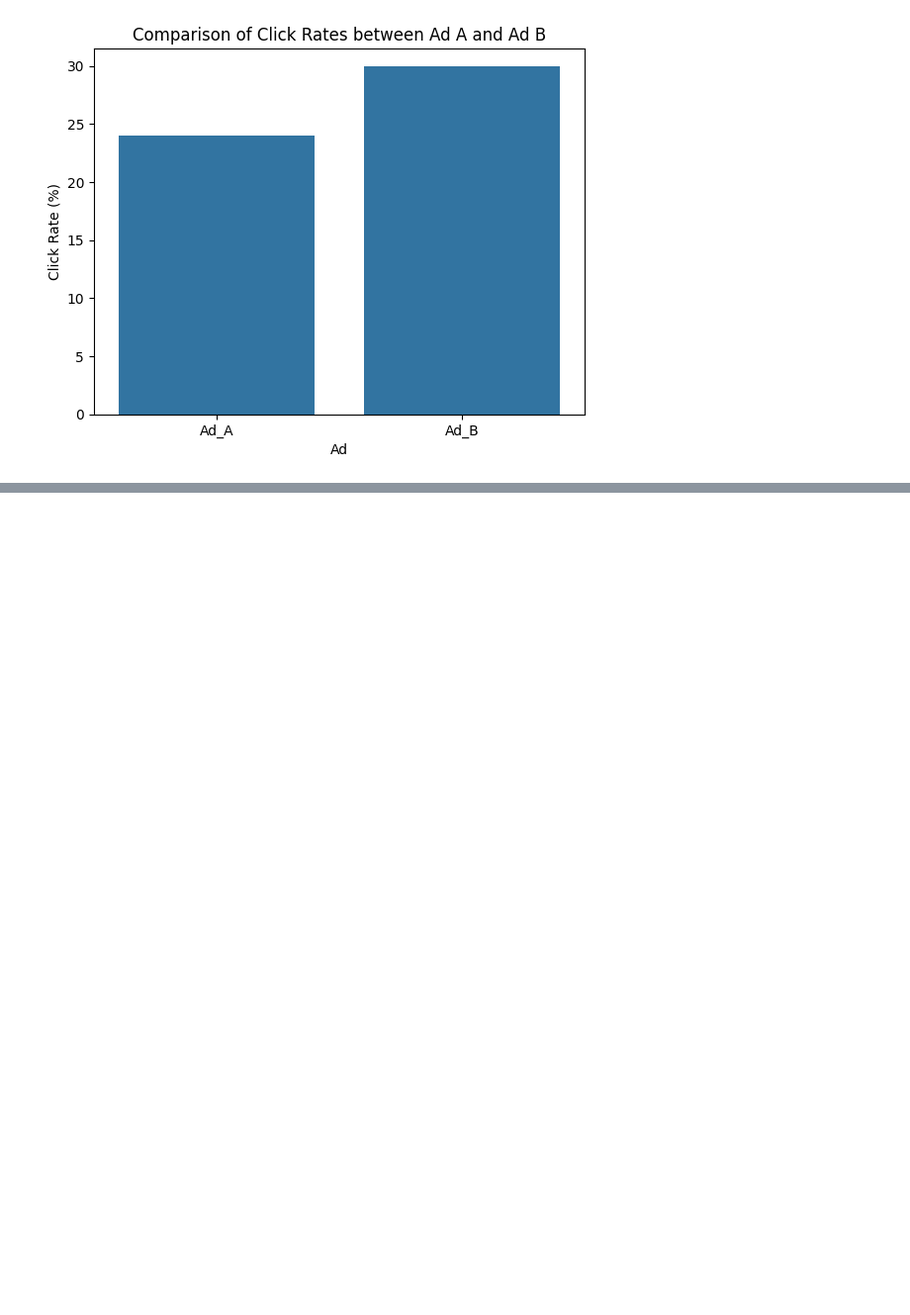
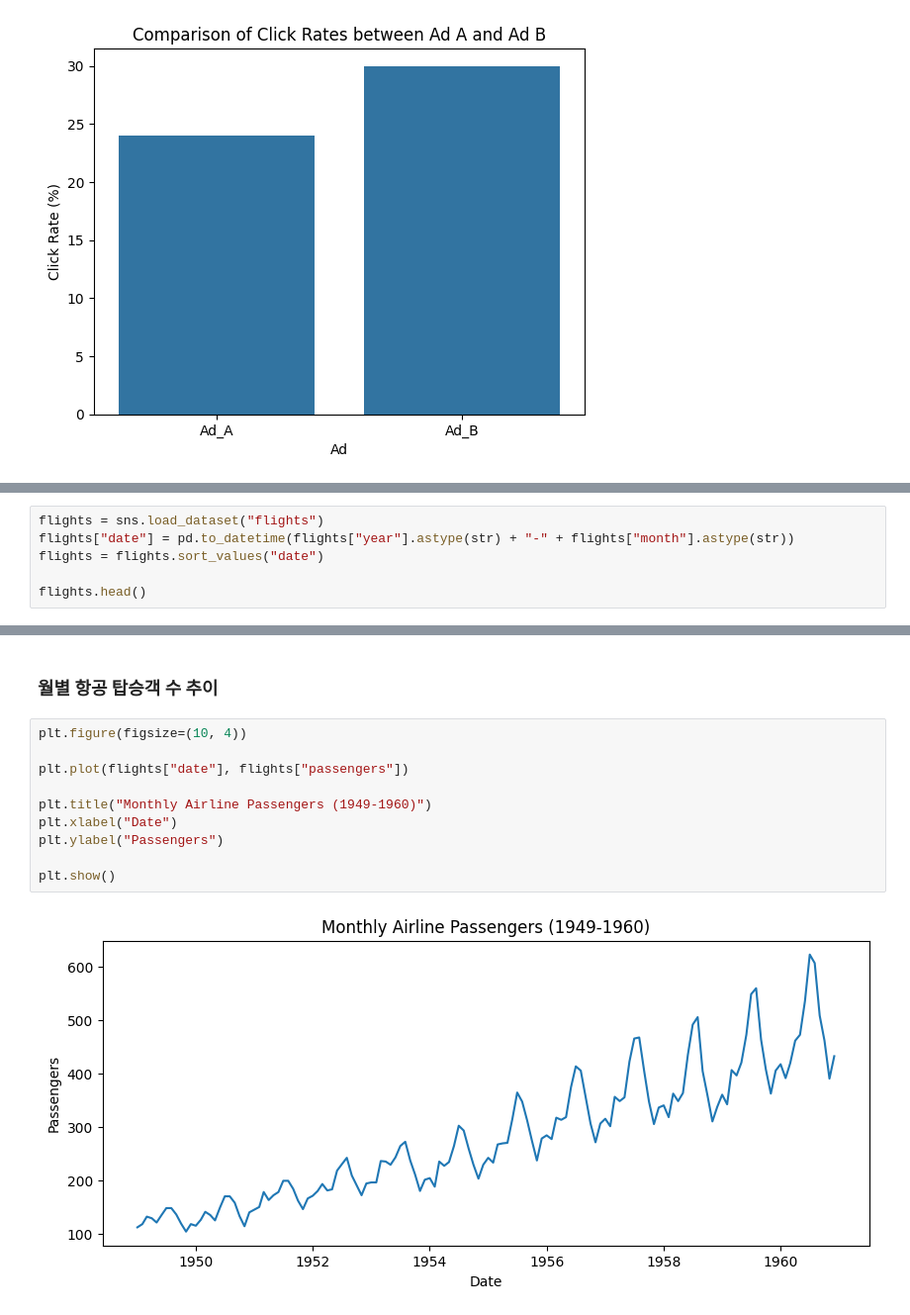
Before and after one commit to 100-hours-a-week/KTB4-grant-AI, a Jupyter notebook: 03/visualization.ipynb, the cells around one changed output, grey strips where cells are left out. Shown at 99% size. Drawn from its saved outputs; the diff is of its cells as text; blank space fills up the shorter version.

```diff
--- a/03/visualization.ipynb
+++ b/03/visualization.ipynb
@@ -1206,0 +1214,6 @@ plt.show()
+# %%
+flights = sns.load_dataset("flights")
+flights["date"] = pd.to_datetime(flights["year"].astype(str) + "-" + flights["month"].astype(str))
+flights = flights.sort_values("date")
+
+flights.head()
@@ -1206,0 +1253,14 @@ plt.show()
+# %% [markdown]
+### 월별 항공 탑승객 수 추이
+# %%
+plt.figure(figsize=(10, 4))
+
+plt.plot(flights["date"], flights["passengers"])
+
+plt.title("Monthly Airline Passengers (1949-1960)")
+plt.xlabel("Date")
+plt.ylabel("Passengers")
+
+plt.show()
+# %% [output]
+[figure, added]
```
Also changed, not shown: parts of 18 cells of this notebook, 2 other files.
